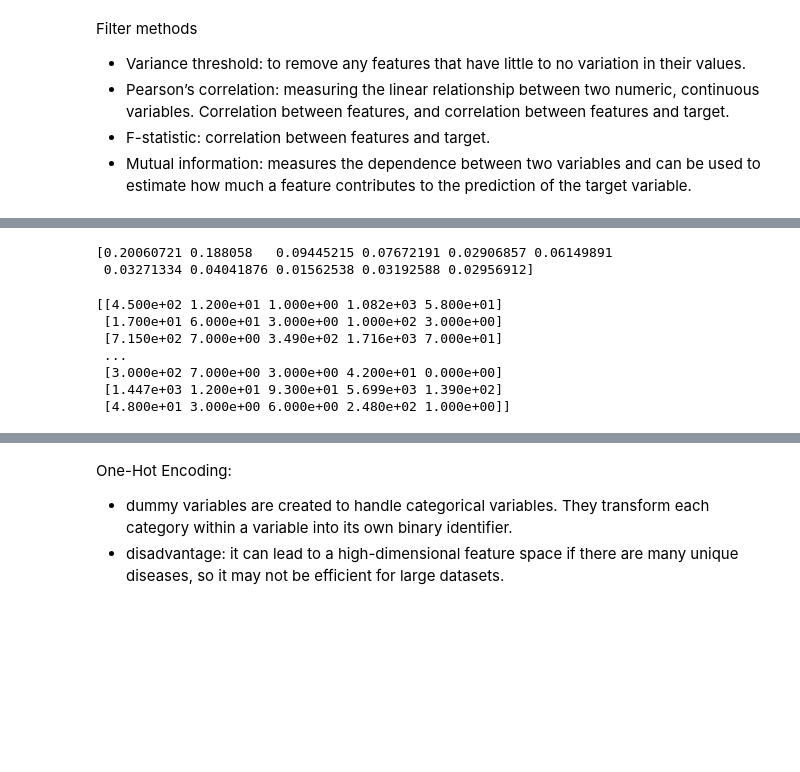
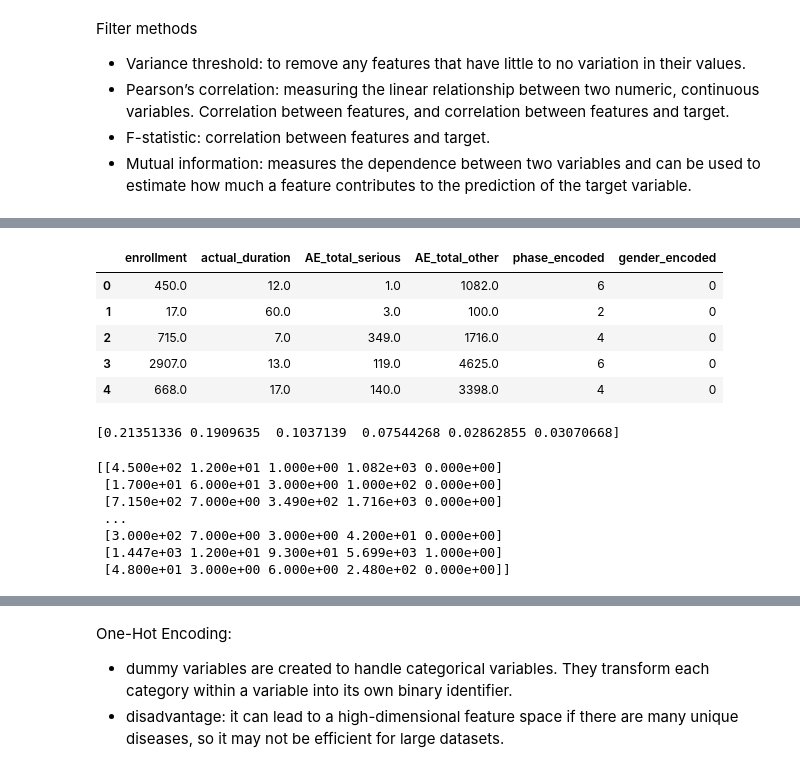
Before and after one commit to brunalos/clinical-trials-ml, a Jupyter notebook: dropout_rates_model.ipynb, the cells around one changed output, grey strips where cells are left out. Cells and saved outputs as stored; diff of their text form; code cells hidden in the pictures; blank space fills up the shorter version.

```diff
--- a/dropout_rates_model.ipynb
+++ b/dropout_rates_model.ipynb
@@ -187,7 +183,14 @@ print(f_regression(features, target))
 # %%
-# # features
-# features = df_ml.drop(['nct_id', 'condition_name', 'dropout_rate'], axis=1)
-# features.head()
+# features
+features = df_ml.drop(['nct_id', 'condition_name', 'dropout_rate'], axis=1)
+features.head()
+# %% [output]
+|  | enrollment | actual_duration | AE_total_serious | AE_total_other | phase_encoded | gender_encoded |
+| 0 | 450.0 | 12.0 | 1.0 | 1082.0 | 6 | 0 |
+| 1 | 17.0 | 60.0 | 3.0 | 100.0 | 2 | 0 |
+| 2 | 715.0 | 7.0 | 349.0 | 1716.0 | 4 | 0 |
+| 3 | 2907.0 | 13.0 | 119.0 | 4625.0 | 6 | 0 |
+| 4 | 668.0 | 17.0 | 140.0 | 3398.0 | 4 | 0 |
 # %%
 # Mutual information
 
@@ -197,25 +200,24 @@ features = df_ml.drop(['nct_id', 'condition_name', 'dropout_rate'], axis=1)
 # target variable
 target = df_ml['dropout_rate']
 
-print(mutual_info_regression(features, target, discrete_features=[9,10], random_state=68))
+print(mutual_info_regression(features, target, discrete_features=[4,5], random_state=68))
 # %% [output]
-[0.20060721 0.188058   0.09445215 0.07672191 0.02906857 0.06149891
- 0.03271334 0.04041876 0.01562538 0.03192588 0.02956912]
+[0.21351336 0.1909635  0.1037139  0.07544268 0.02862855 0.03070668]
 # %%
-score_func = partial(mutual_info_regression, discrete_features=[9,10], random_state=68)
+score_func = partial(mutual_info_regression, discrete_features=[4,5], random_state=68)
 
 # Select top 3 features with the most mutual information
 selection = SelectKBest(score_func=score_func, k=5)
 
 print(selection.fit_transform(features, target))
 # %% [output]
-[[4.500e+02 1.200e+01 1.000e+00 1.082e+03 5.800e+01]
- [1.700e+01 6.000e+01 3.000e+00 1.000e+02 3.000e+00]
- [7.150e+02 7.000e+00 3.490e+02 1.716e+03 7.000e+01]
+[[4.500e+02 1.200e+01 1.000e+00 1.082e+03 0.000e+00]
+ [1.700e+01 6.000e+01 3.000e+00 1.000e+02 0.000e+00]
+ [7.150e+02 7.000e+00 3.490e+02 1.716e+03 0.000e+00]
  ...
  [3.000e+02 7.000e+00 3.000e+00 4.200e+01 0.000e+00]
- [1.447e+03 1.200e+01 9.300e+01 5.699e+03 1.390e+02]
- [4.800e+01 3.000e+00 6.000e+00 2.480e+02 1.000e+00]]
+ [1.447e+03 1.200e+01 9.300e+01 5.699e+03 1.000e+00]
+ [4.800e+01 3.000e+00 6.000e+00 2.480e+02 0.000e+00]]
 # %%
 X = features[features.columns[selection.get_support(indices=True)]]
 print(X)
```
Also changed, not shown: parts of 18 cells of this notebook, 2 other files.
